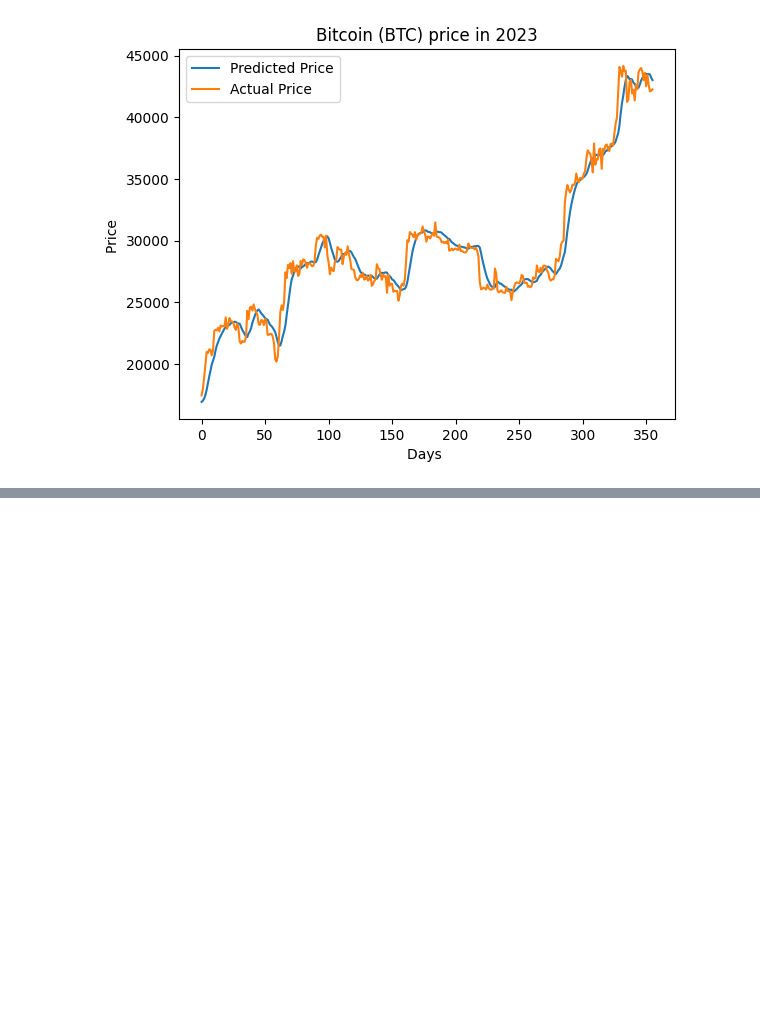
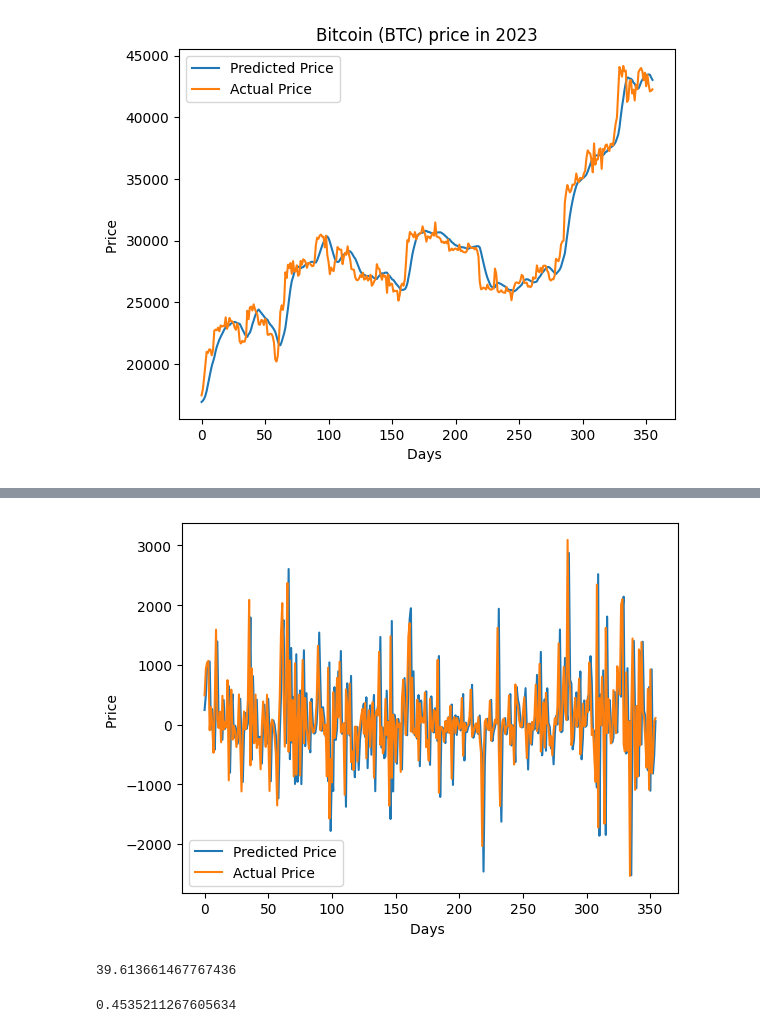
Before and after one commit to VZjunyang/EA-Deep-learning, a Jupyter notebook: Projet final/baseline.ipynb, the cells around one changed output, grey strips where cells are left out. Saved outputs shown, nothing was run; the diff lists cells and outputs as text; code cells hidden in the pictures; blank space fills up the shorter version.

```diff
--- a/Projet final/baseline.ipynb
+++ b/Projet final/baseline.ipynb
@@ -529,3 +522,25 @@ plt.show()
+# %%
+diff_test = test_pred[1:] - test_pred[:-1]
+diff_test_tar = test_tar[1:] - test_tar[:-1]
+
+plt.plot(diff_test, label='Predicted Price')
+plt.plot(diff_test_tar, label='Actual Price')
+plt.ylabel('Price ')
+plt.xlabel('Days ')
+plt.legend()
+plt.show()
+# %% [output]
+[figure, added]
+# %%
+mean_squared_error(diff_test, diff_test_tar)/(len(diff_test) * np.mean(diff_test_tar))
+# %% [output]
+39.613661467767436
+# %%
+# purcentage up and down
+
+sum(np.sign(diff_test) == np.sign(diff_test_tar)) / len(diff_test)
+# %% [output]
+0.4535211267605634
 # %%
 # shuffling the test set
 
```
Also changed, not shown: parts of 17 cells of this notebook, 1 other file.
